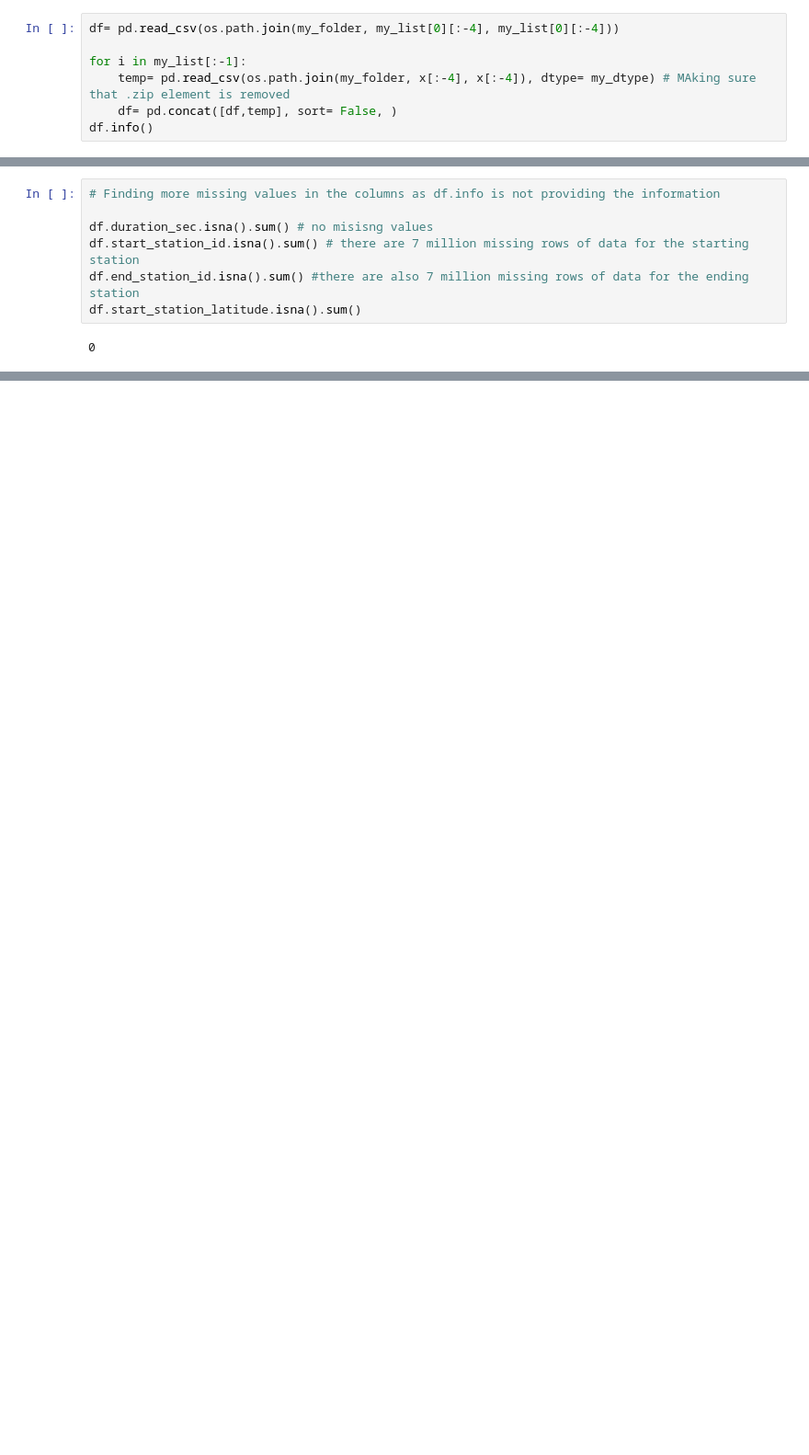
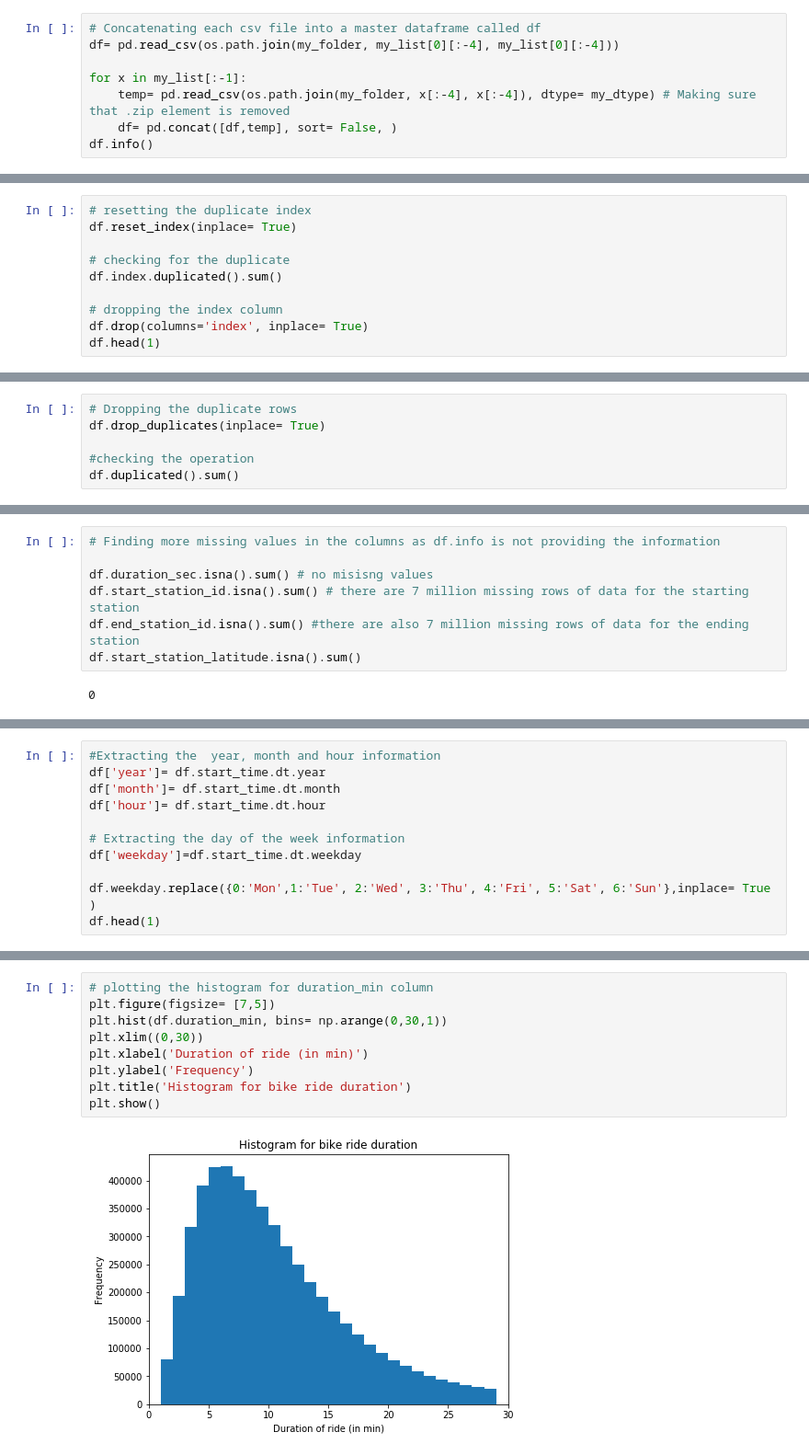
Before and after one commit to srinivasayer4/Ford-GoBike-Analysis, a Jupyter notebook: Udacity Ford GoBike Analysis.ipynb, the cells around one changed output, grey strips where cells are left out. Shown at 92% size. Saved outputs shown, nothing was run; the diff lists cells and outputs as text; blank space fills up the shorter version.

```diff
--- a/Udacity Ford GoBike Analysis.ipynb
+++ b/Udacity Ford GoBike Analysis.ipynb
@@ -52,8 +78,9 @@ my_dtype= {'duration_sec':'int', 'start_time': 'str', 'end_time':'str', 'start_s
 # %%
+# Concatenating each csv file into a master dataframe called df
 df= pd.read_csv(os.path.join(my_folder, my_list[0][:-4], my_list[0][:-4]))
 
-for i in my_list[:-1]:
-    temp= pd.read_csv(os.path.join(my_folder, x[:-4], x[:-4]), dtype= my_dtype) # MAking sure that .zip element is removed
+for x in my_list[:-1]:
+    temp= pd.read_csv(os.path.join(my_folder, x[:-4], x[:-4]), dtype= my_dtype) # Making sure that .zip element is removed
     df= pd.concat([df,temp], sort= False, )
 df.info()
 # %% [output]
@@ -96,0 +137,10 @@ df.head()
+# %%
+# resetting the duplicate index
+df.reset_index(inplace= True)
+
+# checking for the duplicate
+df.index.duplicated().sum()
+
+# dropping the index column
+df.drop(columns='index', inplace= True)
+df.head(1)
@@ -96,0 +166,6 @@ df.head()
+# %%
+# Dropping the duplicate rows
+df.drop_duplicates(inplace= True)
+
+#checking the operation
+df.duplicated().sum()
@@ -135,0 +257,11 @@ df['duration_min']= df.duration_sec/60
+# %%
+#Extracting the  year, month and hour information
+df['year']= df.start_time.dt.year
+df['month']= df.start_time.dt.month
+df['hour']= df.start_time.dt.hour
+
+# Extracting the day of the week information
+df['weekday']=df.start_time.dt.weekday
+
+df.weekday.replace({0:'Mon',1:'Tue', 2:'Wed', 3:'Thu', 4:'Fri', 5:'Sat', 6:'Sun'},inplace= True )
+df.head(1)
@@ -135,0 +279,11 @@ df['duration_min']= df.duration_sec/60
+# %%
+# plotting the histogram for duration_min column
+plt.figure(figsize= [7,5])
+plt.hist(df.duration_min, bins= np.arange(0,30,1))
+plt.xlim((0,30))
+plt.xlabel('Duration of ride (in min)')
+plt.ylabel('Frequency')
+plt.title('Histogram for bike ride duration')
+plt.show()
+# %% [output]
+[figure, added]
```
Also changed, not shown: parts of 81 cells of this notebook.
